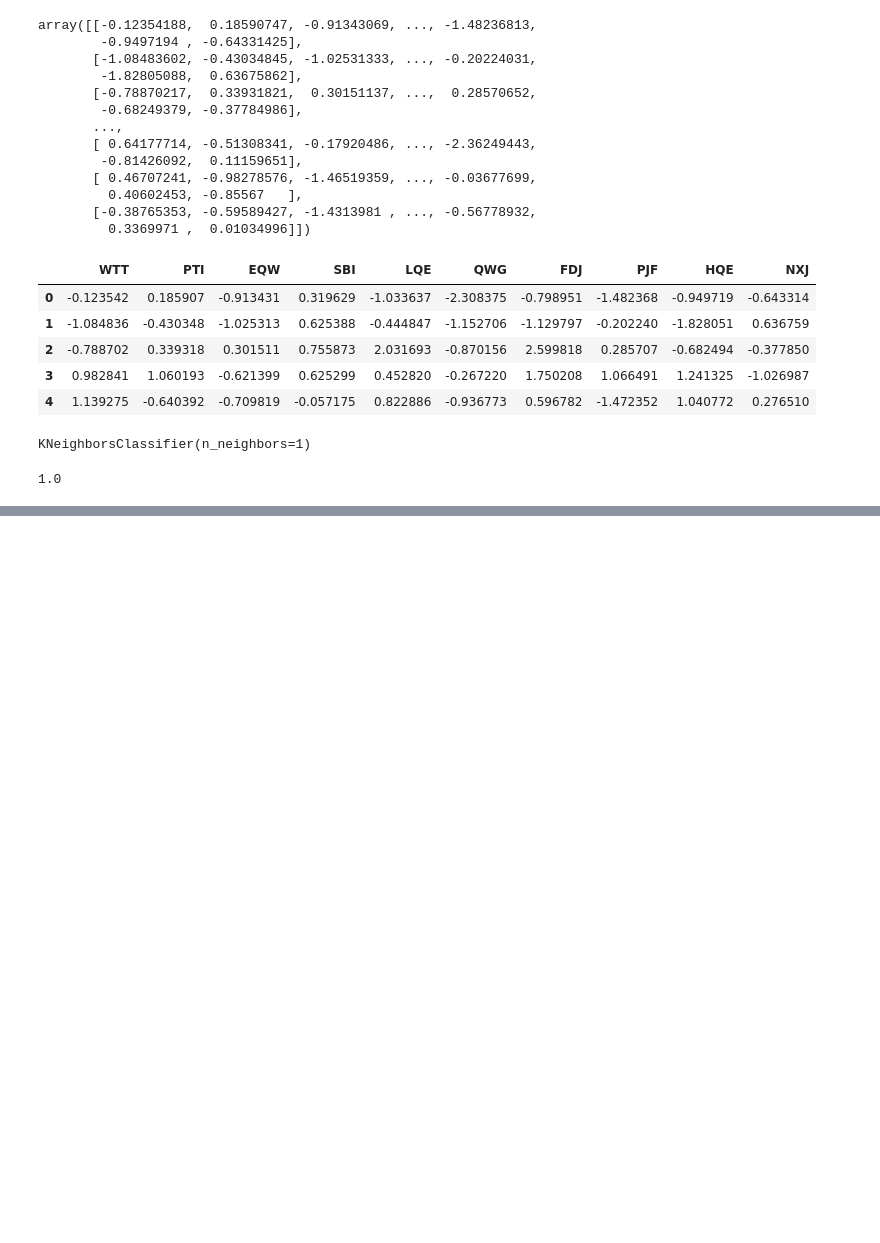
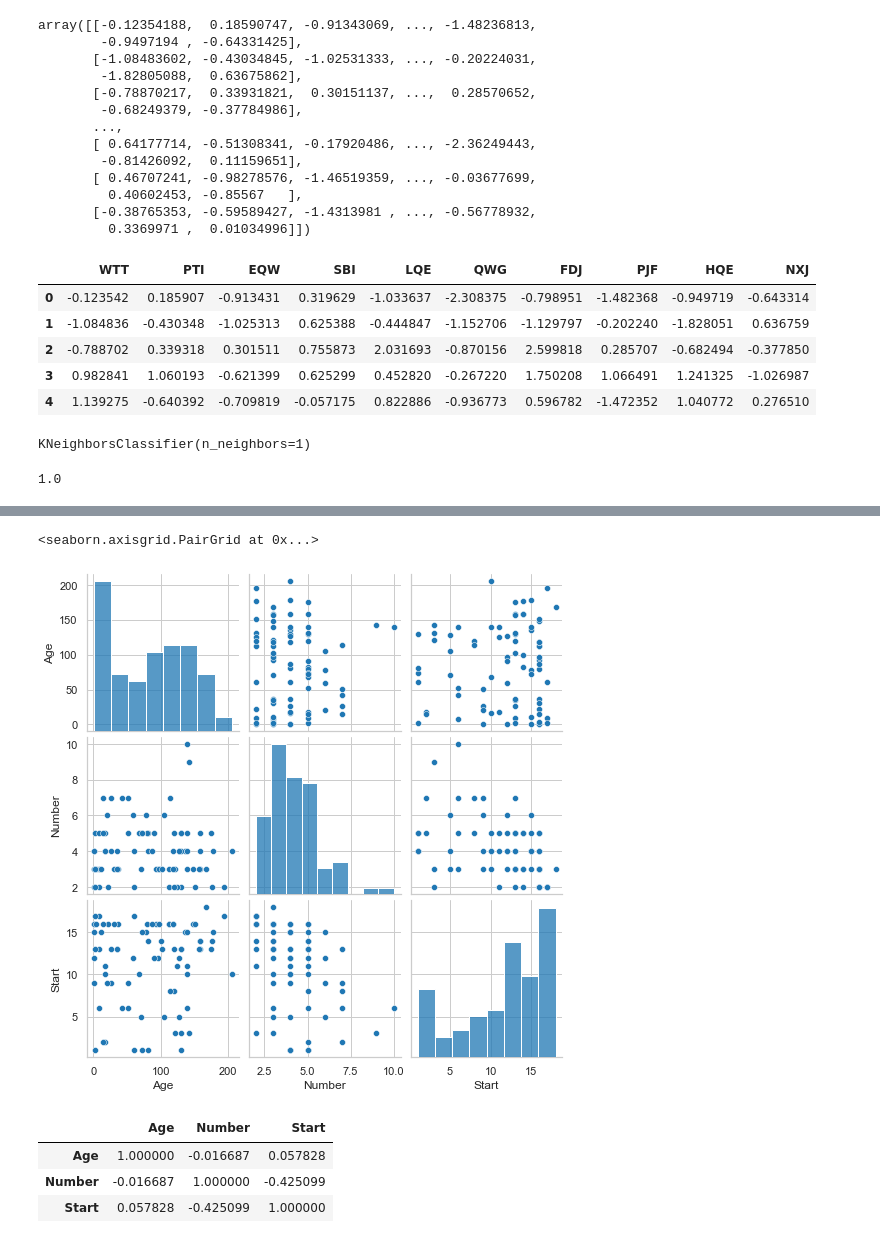
Before and after one commit to GKPSingh/28May2021, a Jupyter notebook: Practice.ipynb, the cells around one changed output, grey strips where cells are left out. Saved outputs shown, nothing was run; the diff lists cells and outputs as text; code cells hidden in the pictures; blank space fills up the shorter version.

```diff
--- a/Practice.ipynb
+++ b/Practice.ipynb
@@ -1265,0 +1268,2 @@ weighted avg       0.95      0.94      0.95       200
+# %%
+ky = pd.read_csv('kyphosis.csv')
@@ -1265,0 +1309,13 @@ weighted avg       0.95      0.94      0.95       200
+# %%
+sns.pairplot(ky)
+# %% [output]
+<seaborn.axisgrid.PairGrid at 0x...>
+[figure, added]
+# %%
+kycorr = ky.corr()
+kycorr
+# %% [output]
+|  | Age | Number | Start |
+| Age | 1.000000 | -0.016687 | 0.057828 |
+| Number | -0.016687 | 1.000000 | -0.425099 |
+| Start | 0.057828 | -0.425099 | 1.000000 |
```
Also changed, not shown: parts of 54 cells of this notebook, 2 other files.
